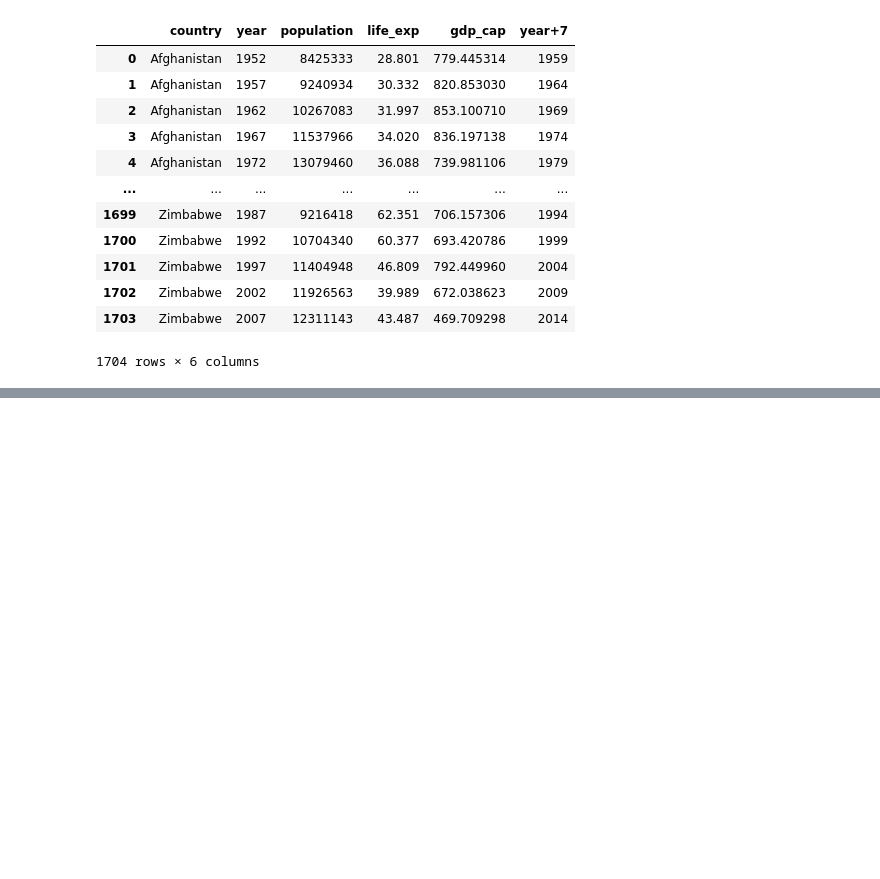
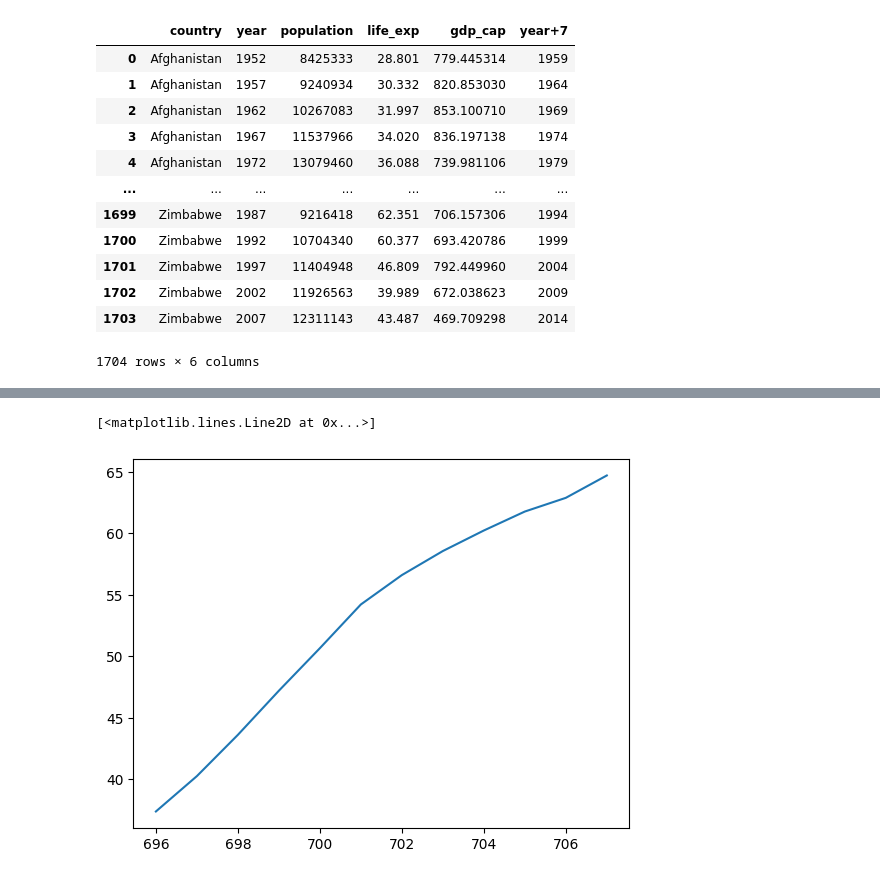
Before and after one commit to Lochipi/DataAnalyticsWithPython, a Jupyter notebook: DataAnalytics.ipynb, the cells around one changed output, grey strips where cells are left out. Cells and saved outputs as stored; diff of their text form; code cells hidden in the pictures; blank space fills up the shorter version.

```diff
--- a/DataAnalytics.ipynb
+++ b/DataAnalytics.ipynb
@@ -529,0 +537,3 @@ df
+# %%
+df['gdp'] = df['gdp_cap'] * df['population']
+df.head()
@@ -529,0 +549,3 @@ df
+# %%
+df.drop(columns = ['year+7', 'gdp'], inplace = True)
+df.head()
@@ -529,0 +708,5 @@ df
+# %%
+plt.plot(df[ df['country'] == 'India']['life_exp'])
+# %% [output]
+[<matplotlib.lines.Line2D at 0x...>]
+[figure, added]
```
Also changed, not shown: parts of 28 cells of this notebook.
